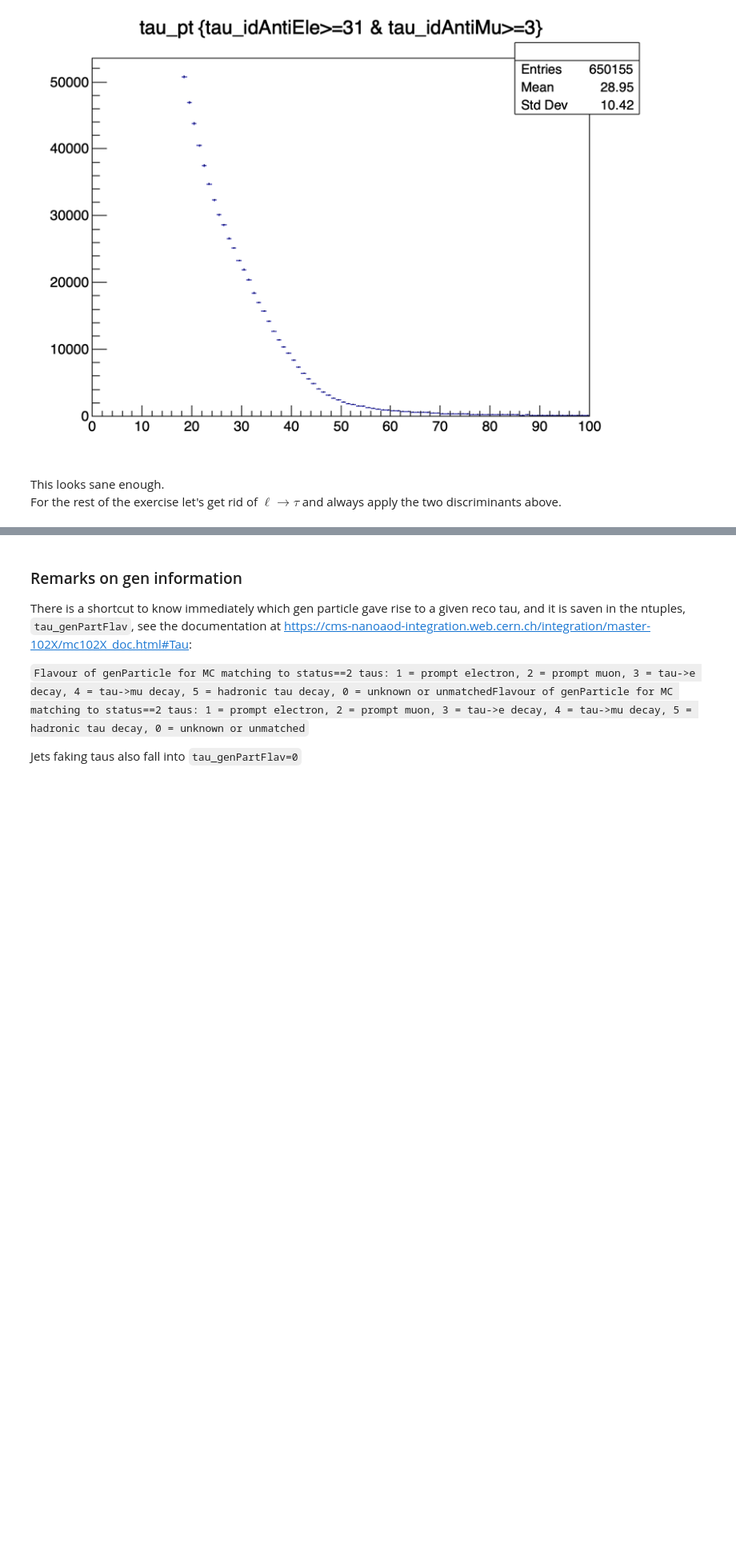
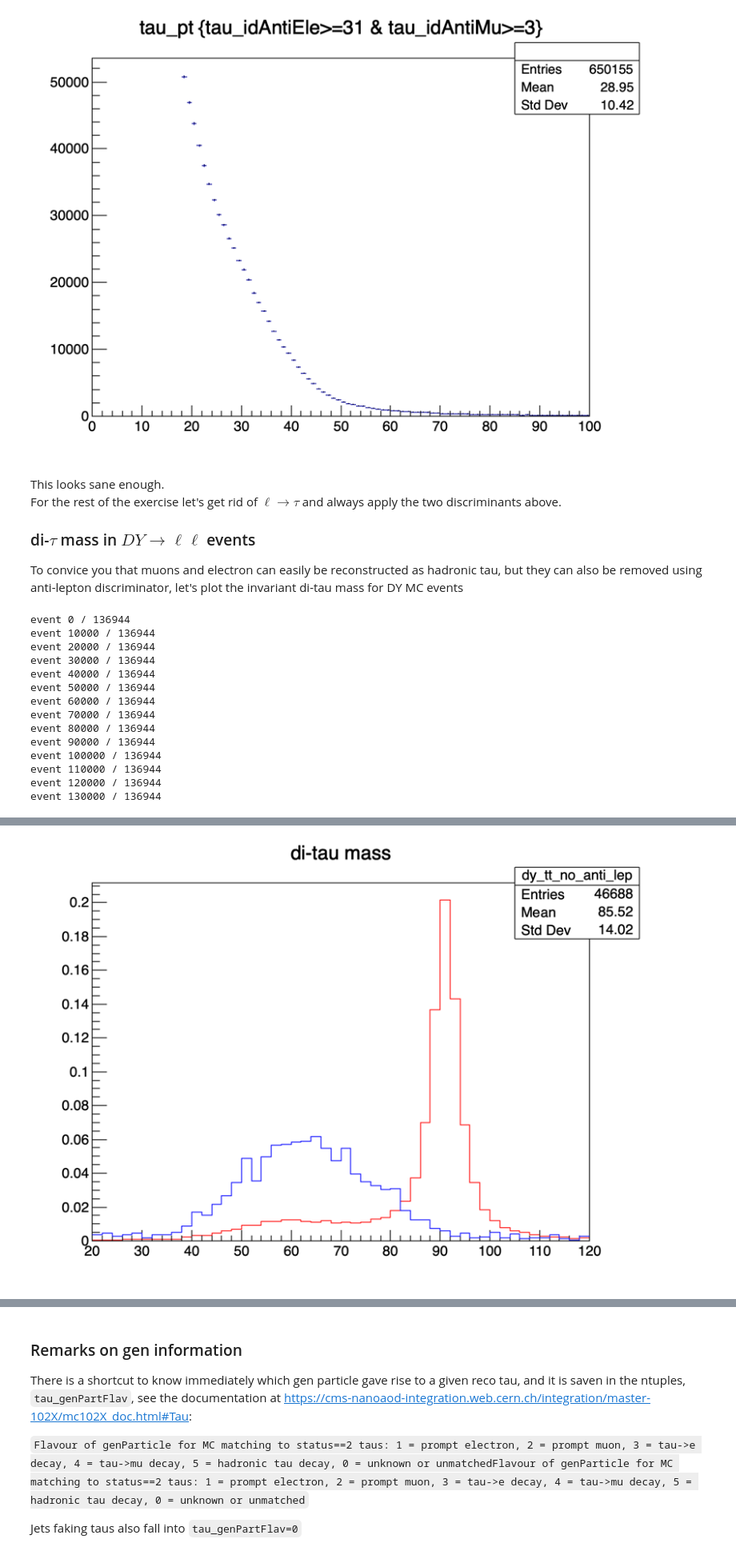
Before and after one commit to SiewYan/TauCMSDAS19, a Jupyter notebook: tau_plotting.ipynb, the cells around one changed output, grey strips where cells are left out. Shown at 80% size. Saved outputs shown, nothing was run; the diff lists cells and outputs as text; code cells hidden in the pictures; blank space fills up the shorter version.

Commit message:
add di-tau mass plots

```diff
--- a/tau_plotting.ipynb
+++ b/tau_plotting.ipynb
@@ -79,3 +81,68 @@ dy_tree.Draw('tau_pt>>(100, 0, 100)', 'tau_idAntiEle>=31 & tau_idAntiMu>=3') # D
 # %% [markdown]
 This looks sane enough.
 For the rest of the exercise let's get rid of $\ell\rightarrow\tau$ and always apply the two discriminants above.
+
+### di-$\tau$ mass in $DY\to\ell\ell$ events
+To convice you that muons and electron can easily be reconstructed as hadronic tau, but they can also be removed using anti-lepton discriminator, let's plot the invariant di-tau mass for DY MC events
+# %%
+import struct
+
+# Get ahold of the events
+events = ROOT.TChain('Events')
+events.Add('myNanoRunMc2018_NANO_1.root') # just because I'm running the notebook locally, use the path below if you're using gridui
+# events.Add('/gpfs/ddn/cms/user/cmsdas/2019/TauExercise/dy/myNanoRunMc2018_NANO_1.root') # use this path, if you are logged into gridui
+nevents = events.GetEntries()
+
+# define mass histograms
+dy_tt_no_anti_lep = ROOT.TH1F('dy_tt_no_anti_lep', 'di-tau mass', 50, 20, 120)
+dy_tt_anti_lep    = ROOT.TH1F('dy_tt_anti_lep'   , 'di-tau mass', 50, 20, 120)
+
+for i, ev in enumerate(events):
+
+    if i%10000==0: print 'event %d / %d' %(i, nevents)
+
+    if ev.nTau<2: continue
+
+    # build 4-vectors
+    tau1 = ROOT.Math.LorentzVector('<ROOT::Math::PtEtaPhiM4D<double> >')(ev.Tau_pt[0], ev.Tau_eta[0], ev.Tau_phi[0], ev.Tau_mass[0])
+    tau2 = ROOT.Math.LorentzVector('<ROOT::Math::PtEtaPhiM4D<double> >')(ev.Tau_pt[1], ev.Tau_eta[1], ev.Tau_phi[1], ev.Tau_mass[1])
+
+    # sum the 4-vectors and get the di-tau mass
+    dy_mass = (tau1 + tau2).mass()
+
+    # fill the histogram, _before_ requiring any anti-lepton selection
+    dy_tt_no_anti_lep.Fill(dy_mass)
+
+    # now select taus that pass anti-electron tight and anti-muon tight
+    if struct.unpack('B', ev.Tau_idAntiEle[0])[0] < 31: continue
+    if struct.unpack('B', ev.Tau_idAntiEle[1])[0] < 31: continue
+    if struct.unpack('B', ev.Tau_idAntiMu [0])[0] <  3: continue
+    if struct.unpack('B', ev.Tau_idAntiMu [1])[0] <  3: continue
+
+    # fill the histogram, _after_ requiring any anti-lepton selection
+    dy_tt_anti_lep.Fill(dy_mass)
+
+# plot the two mass distributions (normalised)
+c1.Draw()
+dy_tt_no_anti_lep.SetLineColor(ROOT.kRed)
+dy_tt_no_anti_lep.Scale(1./dy_tt_no_anti_lep.Integral())
+dy_tt_no_anti_lep.Draw('hist')
+
+dy_tt_anti_lep.SetLineColor(ROOT.kBlue)
+dy_tt_anti_lep.Scale(1./dy_tt_anti_lep.Integral())
+dy_tt_anti_lep.Draw('hist same')
+# %% [output]
+event 0 / 136944
+event 10000 / 136944
+event 20000 / 136944
+event 30000 / 136944
+event 40000 / 136944
+event 50000 / 136944
+event 60000 / 136944
+event 70000 / 136944
+event 80000 / 136944
+event 90000 / 136944
+event 100000 / 136944
+event 110000 / 136944
+event 120000 / 136944
+event 130000 / 136944
@@ -81,0 +151 @@ For the rest of the exercise let's get rid of $\ell\rightarrow\tau$ and always a
+[figure, added]
```
Also changed, not shown: parts of 3 cells of this notebook.
